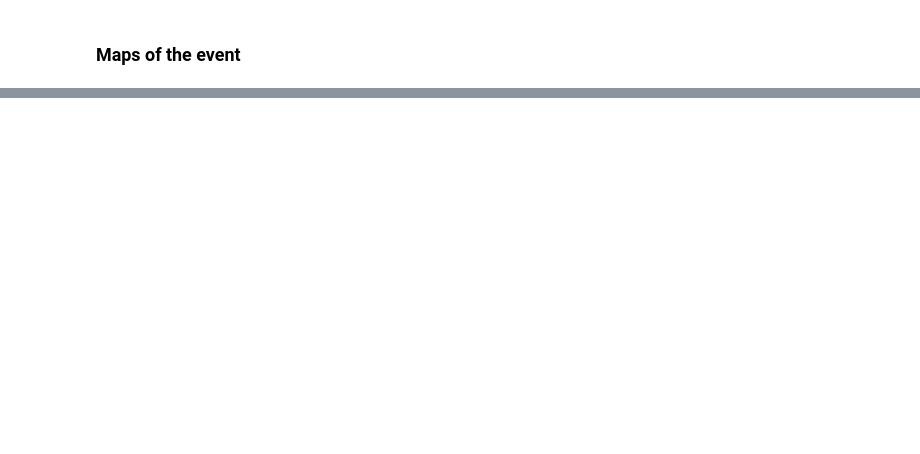
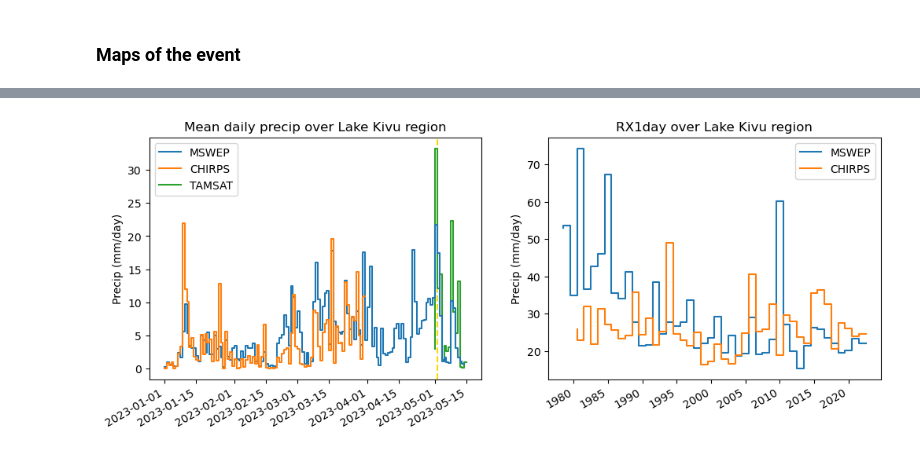
Before and after one commit to clairbarnes/wwa-archive, a Jupyter notebook: 23-04_CAfr-flood/CAfr-flood_00_working.ipynb, the cells around one changed output, grey strips where cells are left out. Saved outputs shown, nothing was run; the diff lists cells and outputs as text; code cells hidden in the pictures; blank space fills up the shorter version.

```diff
--- a/23-04_CAfr-flood/CAfr-flood_00_working.ipynb
+++ b/23-04_CAfr-flood/CAfr-flood_00_working.ipynb
@@ -153,0 +257,36 @@ for i in range(3):
+# %%
+mswep_lk = mswep.sel(lon = slice(lk["lon"]+x0, lk["lon"]+x1), lat = slice(lk["lat"]+y1, lk["lat"]+y0)).mean(["lat", "lon"])      # latitudes reversed
+tamsat_lk = tamsat.sel(lon = slice(lk["lon"]+x0, lk["lon"]+x1), lat = slice(lk["lat"]+y1, lk["lat"]+y0)).mean(["lat", "lon"])    # latitudes reversed
+chirps_lk = chirps.sel(lon = slice(lk["lon"]+x0, lk["lon"]+x1), lat = slice(lk["lat"]+y0, lk["lat"]+y1)).mean(["lat", "lon"])
+# %%
+fig, axs = plt.subplots(ncols = 2, figsize = (12,4), dpi = 100)
+
+#~~~~~~~~~~~~~~~~~~~~~~~~~~~~~~~~~~~~~~~~~~~~~~~~~~~~~~~~~~~~~~~~~~~~~~~~~~~~~~~~~~~~~~~~~~~~~~~~~~~~~~
+
+mswep_lk.sel(time = "2023").plot(ax = axs[0], label = "MSWEP", drawstyle = "steps")
+chirps_lk.sel(time = "2023").plot(ax = axs[0], label = "CHIRPS", drawstyle = "steps")
+tamsat_lk.sel(time = "2023").plot(ax = axs[0], label = "TAMSAT", drawstyle = "steps", zorder = -9)
+
+axs[0].set_title("Mean daily precip over Lake Kivu region")
+axs[0].axvline(np.datetime64("2023-05-02"), ls = "--", color = "gold", zorder = -99)
+axs[0].legend()
+
+#~~~~~~~~~~~~~~~~~~~~~~~~~~~~~~~~~~~~~~~~~~~~~~~~~~~~~~~~~~~~~~~~~~~~~~~~~~~~~~~~~~~~~~~~~~~~~~~~~~~~~~
+
+mswep_lk.resample(time = "AS-JUL").max().plot(label = "MSWEP", drawstyle = "steps")
+chirps_lk.resample(time = "AS-JUL").max().plot(label = "CHIRPS", drawstyle = "steps")
+# tamsat_lk.resample(time = "AS-JUL").max().plot(label = "TAMSAT", drawstyle = "steps")
+
+axs[1].legend()
+axs[1].set_title("RX1day over Lake Kivu region")
+
+
+#~~~~~~~~~~~~~~~~~~~~~~~~~~~~~~~~~~~~~~~~~~~~~~~~~~~~~~~~~~~~~~~~~~~~~~~~~~~~~~~~~~~~~~~~~~~~~~~~~~~~~~
+
+for ax in axs:
+    ax.set_xlabel("")
+    ax.set_ylabel("Precip (mm/day)")
+
+plt.savefig("fig/lake-kivu_timeseries.png")
+# %% [output]
+[figure, added]
```
Also changed, not shown: parts of 27 cells of this notebook.
